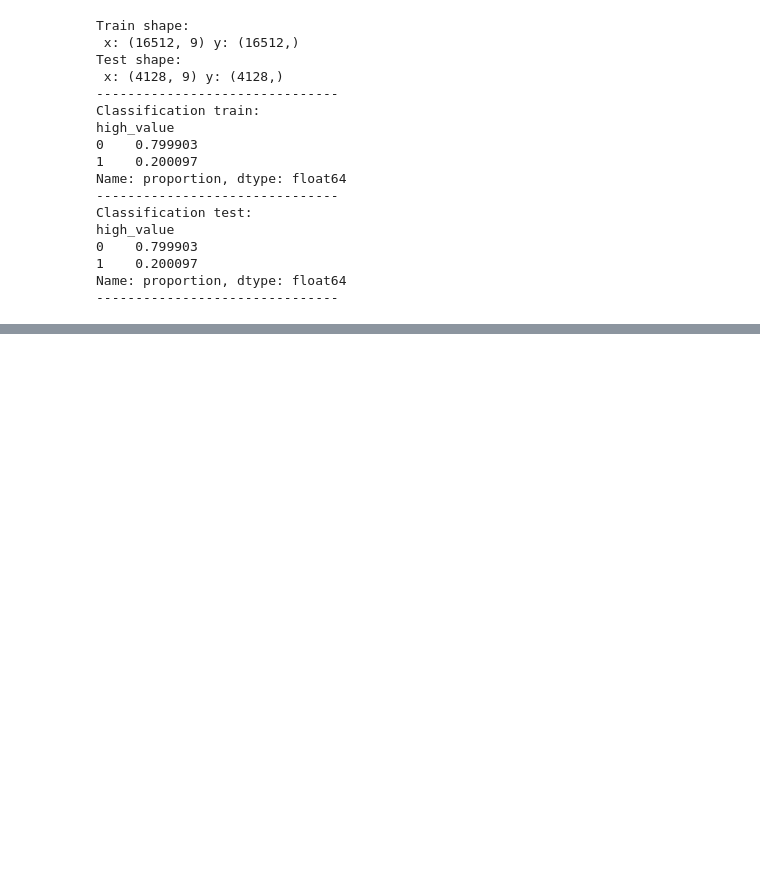
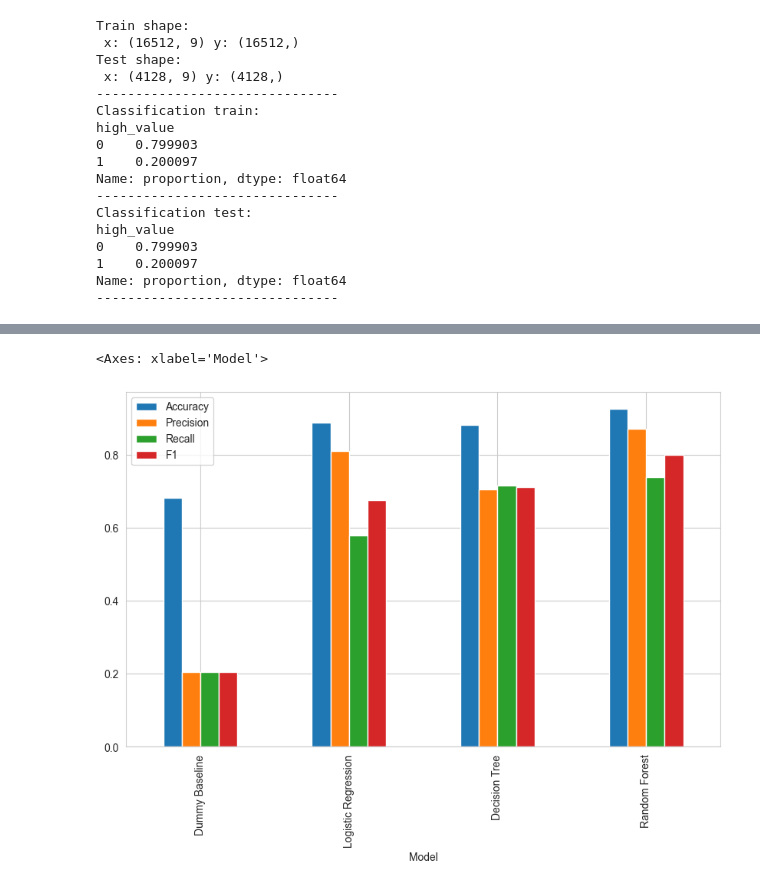
Before and after one commit to belson-h/PythonMLProject---California-Housing, a Jupyter notebook: housing_report.ipynb, the cells around one changed output, grey strips where cells are left out. Cells and saved outputs as stored; diff of their text form; code cells hidden in the pictures; blank space fills up the shorter version.

```diff
--- a/housing_report.ipynb
+++ b/housing_report.ipynb
@@ -442,0 +568,36 @@ Använd endast X-variabler (inte target), och motivera kort vilka features du in
+# %%
+# 1. Define models in dictionary
+models = {
+    "Dummy Baseline": dummy_pipeline,
+    "Logistic Regression": logreg_pipeline,
+    "Decision Tree": tree_pipeline,
+    "Random Forest": rf_pipeline
+}
+
+# 2. Define metrics
+scoring = ["accuracy", "precision", "recall", "f1"]
+
+# 3. Cross Validation for all models
+results = []
+
+for name, model in models.items():
+
+    scores = cross_validate(
+        model,
+        X_train,
+        y_train,
+        cv=5,
+        scoring=scoring
+    )
+
+    results.append({
+        "Model": name,
+        "Accuracy": scores["test_accuracy"].mean(),
+        "Precision": scores["test_precision"].mean(),
+        "Recall": scores["test_recall"].mean(),
+        "F1": scores["test_f1"].mean()
+    })
+
+results_df = pd.DataFrame(results)
+#results_df.round(3)
+results_df.sort_values("F1", ascending=False).round(3)
@@ -442,0 +610,5 @@ Använd endast X-variabler (inte target), och motivera kort vilka features du in
+# %%
+results_df.set_index("Model")[["Accuracy","Precision","Recall","F1"]].plot(kind="bar")
+# %% [output]
+<Axes: xlabel='Model'>
+[figure, added]
```
Also changed, not shown: parts of 28 cells of this notebook, 2 other files.
